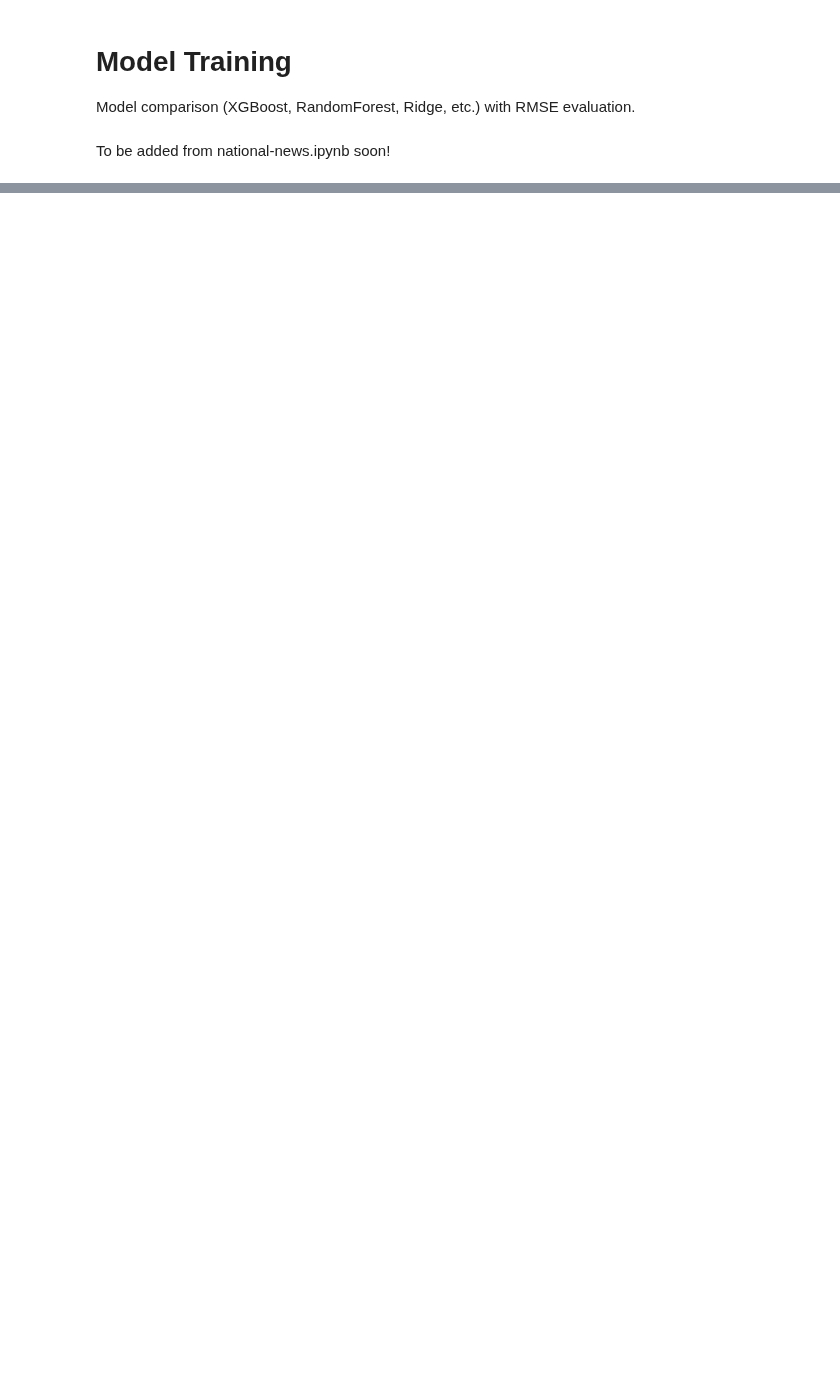
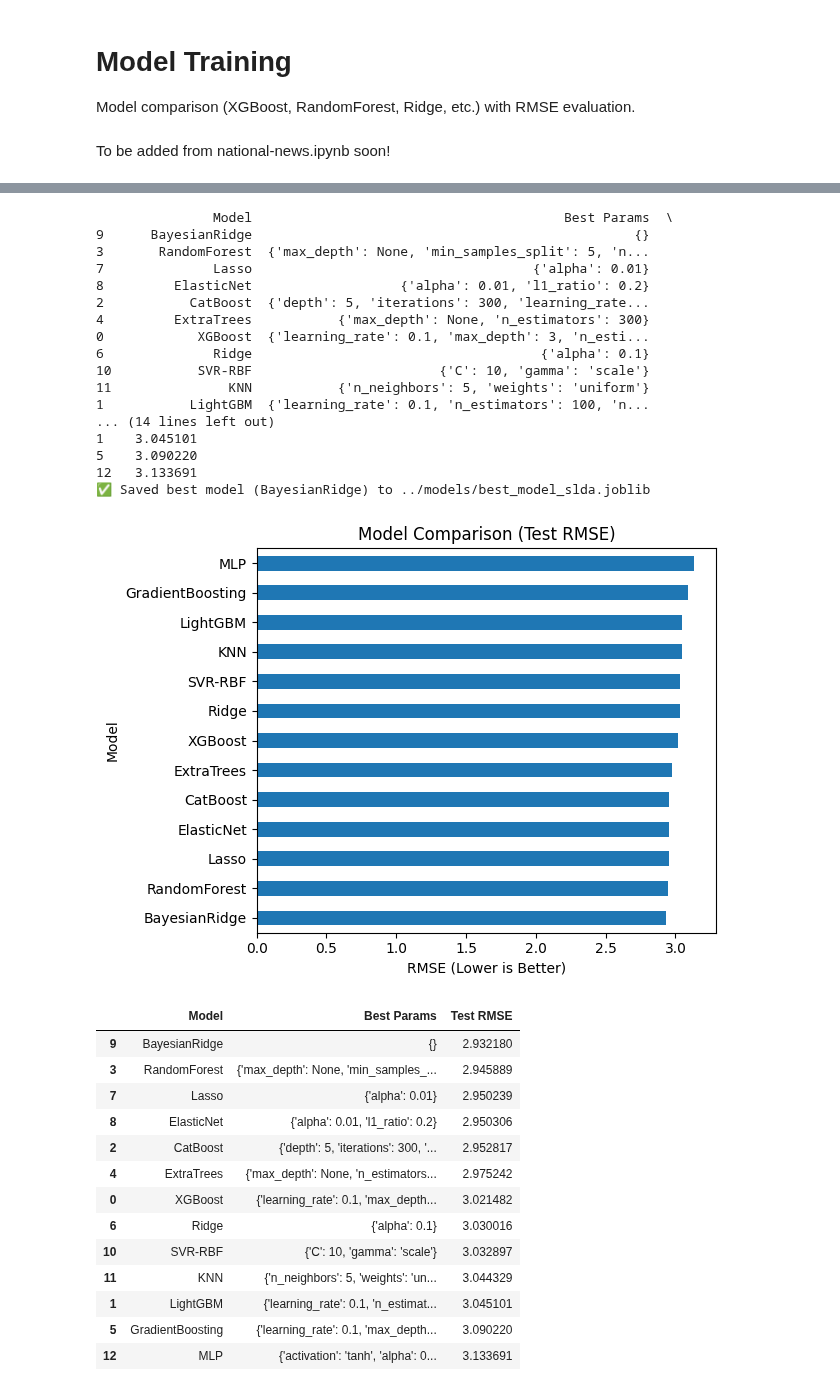
Before and after one commit to Benemrxr/project-ds4pp-eth2025, a Jupyter notebook: notebooks/05-model-training.ipynb, the cells around one changed output, grey strips where cells are left out. Drawn from its saved outputs; the diff is of its cells as text; code cells hidden in the pictures; blank space fills up the shorter version.

```diff
--- a/notebooks/05-model-training.ipynb
+++ b/notebooks/05-model-training.ipynb
@@ -533,0 +333,7 @@ print(f"✅ Saved best model ({best_name}) to {model_path}")
+# %%
+train_topic_model(
+    input_file="../data/processed/features_slda_monthly.csv",
+    feature_prefix="topic_",
+    model_save_path="../models/best_model_slda.joblib"
+)
+# %% [output]
@@ -533,0 +364,32 @@ print(f"✅ Saved best model ({best_name}) to {model_path}")
+               Model                                        Best Params  \
+9      BayesianRidge                                                 {}
+3       RandomForest  {'max_depth': None, 'min_samples_split': 5, 'n...
+7              Lasso                                    {'alpha': 0.01}
+8         ElasticNet                   {'alpha': 0.01, 'l1_ratio': 0.2}
+2           CatBoost  {'depth': 5, 'iterations': 300, 'learning_rate...
+4         ExtraTrees           {'max_depth': None, 'n_estimators': 300}
+0            XGBoost  {'learning_rate': 0.1, 'max_depth': 3, 'n_esti...
+6              Ridge                                     {'alpha': 0.1}
+10           SVR-RBF                        {'C': 10, 'gamma': 'scale'}
+11               KNN           {'n_neighbors': 5, 'weights': 'uniform'}
+1           LightGBM  {'learning_rate': 0.1, 'n_estimators': 100, 'n...
+... (14 lines left out)
+1    3.045101
+5    3.090220
+12   3.133691
+✅ Saved best model (BayesianRidge) to ../models/best_model_slda.joblib
+[figure, added]
+|  | Model | Best Params | Test RMSE |
+| 9 | BayesianRidge | {} | 2.932180 |
+| 3 | RandomForest | {'max_depth': None, 'min_samples_... | 2.945889 |
+| 7 | Lasso | {'alpha': 0.01} | 2.950239 |
+| 8 | ElasticNet | {'alpha': 0.01, 'l1_ratio': 0.2} | 2.950306 |
+| 2 | CatBoost | {'depth': 5, 'iterations': 300, '... | 2.952817 |
+| 4 | ExtraTrees | {'max_depth': None, 'n_estimators... | 2.975242 |
+| 0 | XGBoost | {'learning_rate': 0.1, 'max_depth... | 3.021482 |
+| 6 | Ridge | {'alpha': 0.1} | 3.030016 |
+| 10 | SVR-RBF | {'C': 10, 'gamma': 'scale'} | 3.032897 |
+| 11 | KNN | {'n_neighbors': 5, 'weights': 'un... | 3.044329 |
+| 1 | LightGBM | {'learning_rate': 0.1, 'n_estimat... | 3.045101 |
+| 5 | GradientBoosting | {'learning_rate': 0.1, 'max_depth... | 3.090220 |
+| 12 | MLP | {'activation': 'tanh', 'alpha': 0... | 3.133691 |
```
Also changed, not shown: parts of 37 cells of this notebook, 3 other files.
